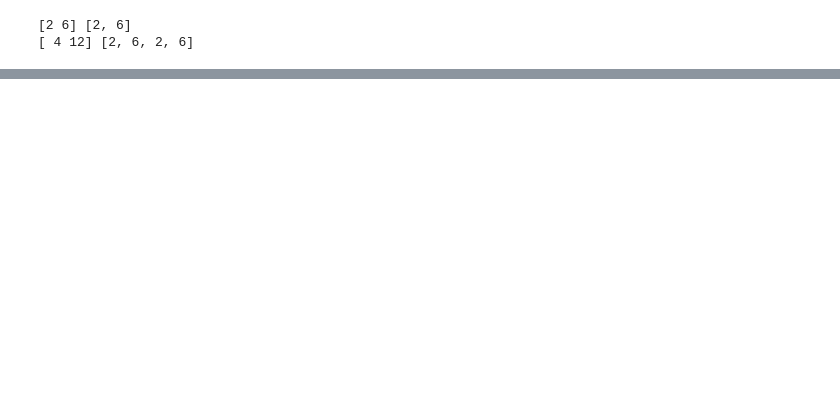
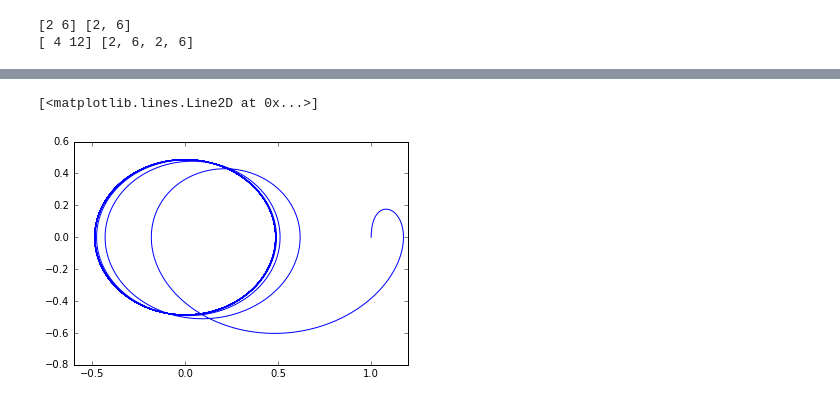
Before and after one commit to KarinaBernal/fis_compu, a Jupyter notebook: clase5.ipynb, the cells around one changed output, grey strips where cells are left out. Drawn from its saved outputs; the diff is of its cells as text; code cells hidden in the pictures; blank space fills up the shorter version.

```diff
--- a/clase5.ipynb
+++ b/clase5.ipynb
@@ -78,0 +129,12 @@ print dot(A,a) #Los dos son arreglos. Esto es lo que hay que hacer
+# %%
+def p(y,t):
+    return array([y[1],-2*y[1]-0.5*sin(y[0])+cos(t)])
+
+def dp(y,t):
+    return array([0,cos(t)]),array([[0,1],[-0.5*cos(y[0]),-2]])
+
+t,y= integra2(p,dp,[1,0],[0,100],0.01)
+plot(y[:,0],y[:,1])
+# %% [output]
+[<matplotlib.lines.Line2D at 0x...>]
+[figure, added]
```
Also changed, not shown: parts of 8 cells of this notebook, 2 other files.
